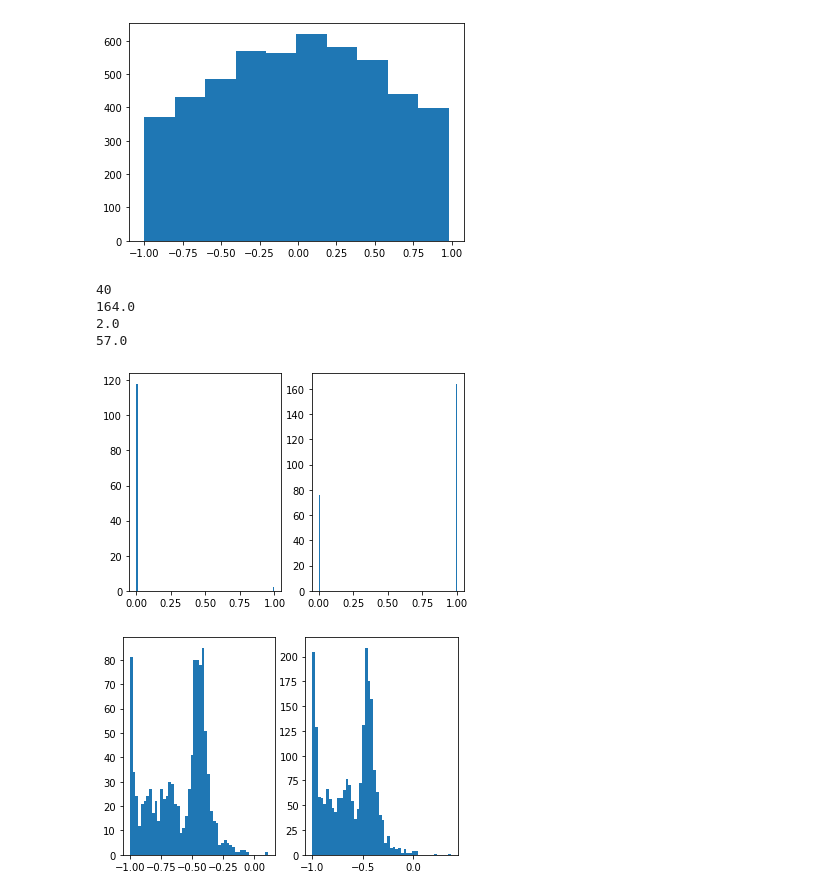
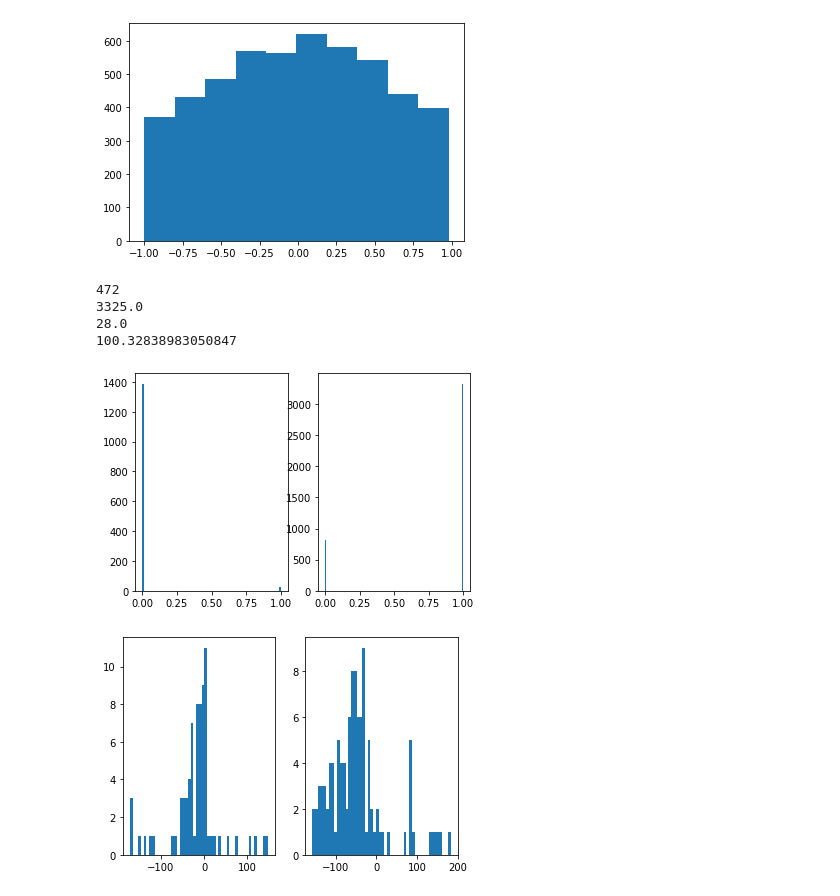
Before and after one commit to Edward-Ji/Auctions11, a Jupyter notebook: log_analyser.ipynb, the cells around one changed output. Cells and saved outputs as stored; diff of their text form; code cells hidden in the pictures.

Commit message:
better hypothesis testing threshold no self report tv bot unique bot concealment

```diff
--- a/log_analyser.ipynb
+++ b/log_analyser.ipynb
@@ -96,6 +97,7 @@ def get_stage(value, mean):
 
 npc_p_values = []
 player_p_values = []
+no_of_bids = []
 
 game_count = 0
 for game_index, game in enumerate(logs):
@@ -123,13 +125,12 @@ for game_index, game in enumerate(logs):
             inc_sums[who] += bid - last_bid - 8
             last_bid = bid
 
-    if "CHRISTIE" not in game["teams"]:
-        continue
+    # if "CHRISTIE" not in game["teams"]:
+    #     continue
 
     game_count += 1
 
     for i in range(12):
-        test_stats = []
         # perform hypothesis testing on bidding probability
         test_stats = []  # store test statistic and weight (w = 1/sd)
         for stage, prob in stage_prob.items():
@@ -137,21 +138,20 @@ for game_index, game in enumerate(logs):
                 continue
             x = bid_counts[i][stage] / round_counts[i][stage]
             sd = math.sqrt(prob * (1 - prob) / round_counts[i][stage])
-            test_stats.append(((x - prob) / sd, 1))
+            test_stats.append(((x - prob) / sd, 1 / sd))
         # preform additional testing on bidding increment in phase 2 games
         if game["phase"] == b"phase_2" and sum(bid_counts[i].values()) != 0:
             x = inc_sums[i] / sum(bid_counts[i].values()) / 8
-            sd = 7  # / self.engine.math.sqrt(sum(self.bid_counts[i]))
-            test_stats.append((x / sd, 1))
+            sd = 7  # / math.sqrt(sum(bid_counts[i].values()))
+            test_stats.append((x / sd, 1 / sd))
         # merge z-scores using weighted method
+        if not test_stats:
+            continue
         final_test_stat = sum(map(lambda ts: ts[0] * ts[1], test_stats)) / \
                           math.sqrt(sum(map(lambda ts: ts[1] ** 2, test_stats)))
         # obtain p-value with normal distribution probability function
         p_value = 2 * pnorm(-abs(final_test_stat))
-        if game["phase"] == b"phase_1":
-            judge = p_value < 1e-3
-        else:
-            judge = p_value < 7.5e-6
+        judge = p_value < 1e-2
         if game["bots"][i] == b"NPC":
             npc_p_values.append(float(judge))
         elif game["bots"][i] != b"CHRISTIE":
@@ -168,11 +168,11 @@ ax1.hist(npc_p_values, bins=100)
 ax2.hist(player_p_values, bins=100)
 plt.show()
 # %% [output]
-40
-164.0
-2.0
-57.0
+472
+3325.0
+28.0
+100.32838983050847
-[figure, old version]
+[figure, new version]
 # %%
 # true value
 stage_prob = {
@@ -195,8 +195,10 @@ unknow_values = []
 found = []
 total = 0
 
+game_count = 0
 for game_index, game in enumerate(logs):
-    game_count += 1
+    if game["phase"] != b"phase_2":
+        continue
 
     tv_mean = game["tv_mean"]
 
@@ -220,32 +222,35 @@ for game_index, game in enumerate(logs):
                 round_counts[last_bid_index][stage] += 1
             inc_sums[who].append(bid)
             last_bid = bid
 
         if "CHRISTIE" not in game["teams"]:
             continue
 
         # threshold = 58 if game["phase"] == b"phase_1" else 8
         # stops = [abs(auction["tv"] - bid - threshold) for bid in last_bids]
         # known_bot = sorted(range(12), key=lambda i: stops[i])[:3]
 
         # found.append(sum(bot in auction["know"] for bot in known_bot))
+        game_count += 1
 
         for i in range(12):
-            x = (sum(inc_sums[i]) / sum(bid_counts[i].values()) - auction["tv"]) / auction["tv"]
+            x = last_bids[i] - auction["tv"]
+            if abs(x) > 200:
+                continue
 
             if game["bots"][i] != b"NPC":
                 if i in auction["know"]:
                     know_values.append(x)
                 else:
                     unknow_values.append(x)
 
 # print(np.mean(found))
 #
 # plt.hist(found)
 
 fig, (ax1, ax2) = plt.subplots(1, 2)
 ax1.hist(know_values, bins=50)
 ax2.hist(unknow_values, bins=50)
 plt.show()
 # %% [output]
-[figure, old version]
+[figure, new version]
```
Also changed, not shown: parts of 2 cells of this notebook, 3 other files.
